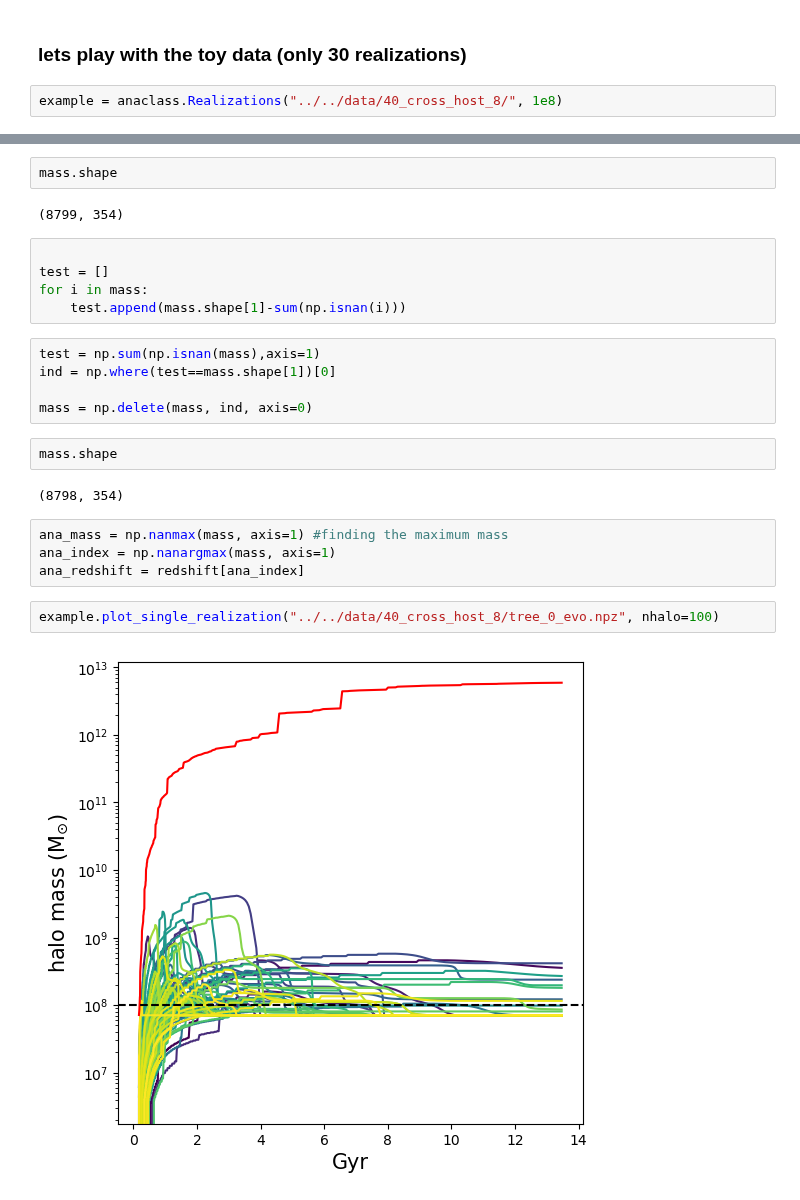
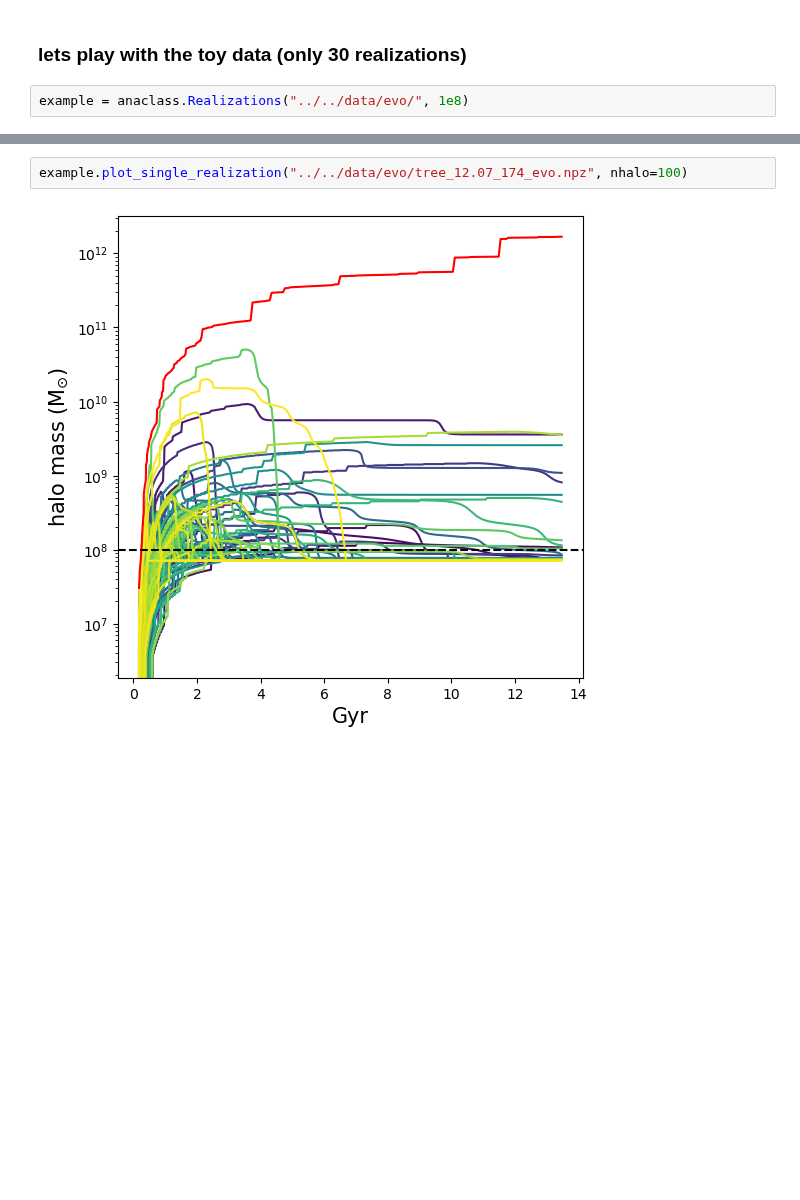
Before and after one commit to jsmonzon/SatGen, a Jupyter notebook: notebooks/test_class.ipynb, the cells around one changed output, grey strips where cells are left out. Cells and saved outputs as stored; diff of their text form; blank space fills up the shorter version.

```diff
--- a/notebooks/test_class.ipynb
+++ b/notebooks/test_class.ipynb
@@ -16,7 +16,7 @@ import anaclass
 # %% [markdown]
 ### lets play with the toy data (only 30 realizations)
 # %%
-example = anaclass.Realizations("../../data/40_cross_host_8/", 1e8)
+example = anaclass.Realizations("../../data/evo/", 1e8)
 # %%
 example.grab_mass("acc", Nhalo=32000) # grabbing only the relevant mass values!
 
@@ -47,27 +36,5 @@ mass = np.where(mask, mass, np.nan)
-# %%
-mass.shape
-# %% [output]
-(8799, 354)
-# %%
-
-test = []
-for i in mass:
-    test.append(mass.shape[1]-sum(np.isnan(i)))
-# %%
-test = np.sum(np.isnan(mass),axis=1)
-ind = np.where(test==mass.shape[1])[0]
-
-mass = np.delete(mass, ind, axis=0)
-# %%
-mass.shape
-# %% [output]
-(8798, 354)
-# %%
-ana_mass = np.nanmax(mass, axis=1) #finding the maximum mass
-ana_index = np.nanargmax(mass, axis=1)
-ana_redshift = redshift[ana_index]
 # %%
-example.plot_single_realization("../../data/40_cross_host_8/tree_0_evo.npz", nhalo=100)
+example.plot_single_realization("../../data/evo/tree_12.07_174_evo.npz", nhalo=100)
 # %% [output]
-[figure, old version]
+[figure, new version]
 # %%
```
Also changed, not shown: parts of 9 cells of this notebook, 6 other files.
